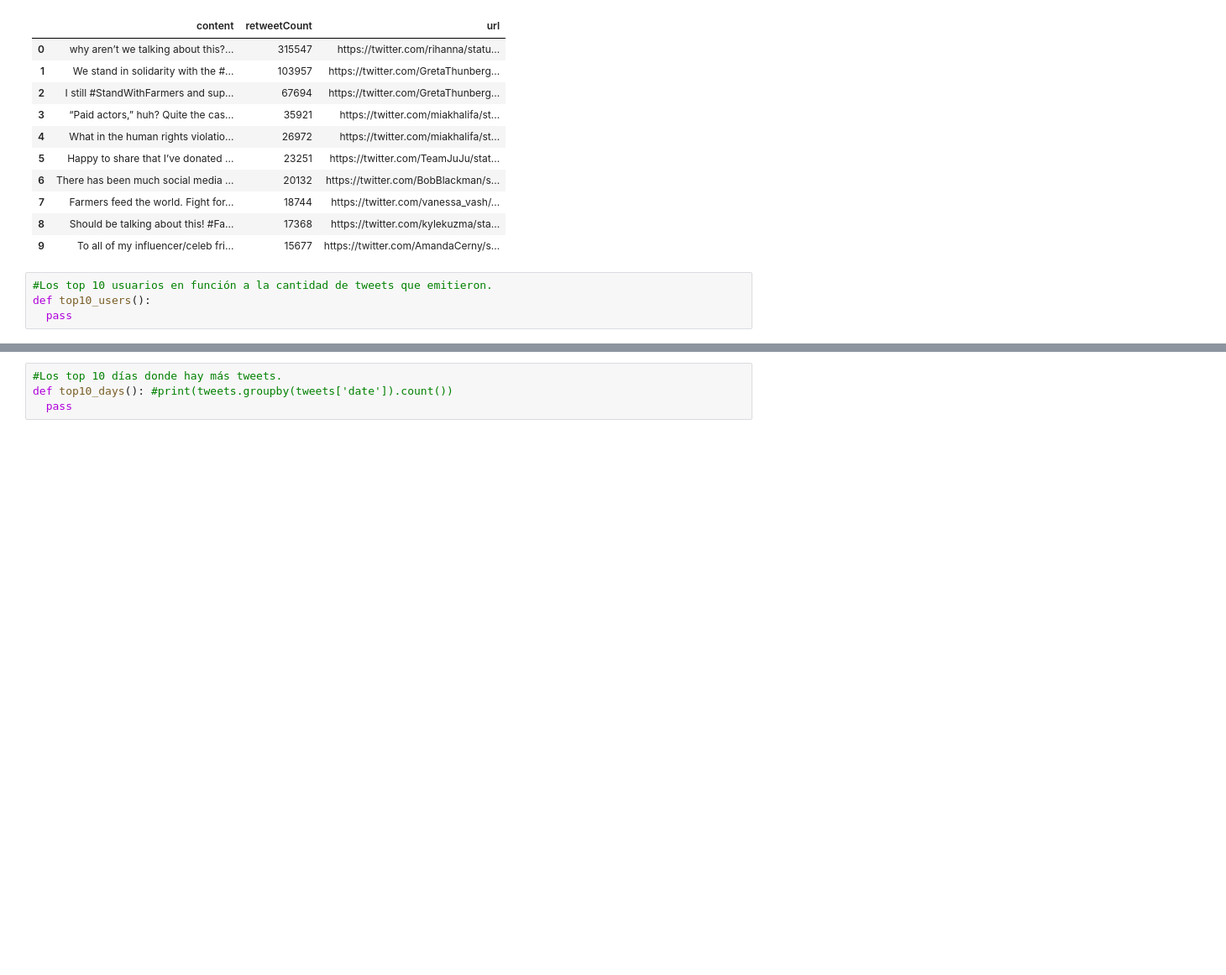
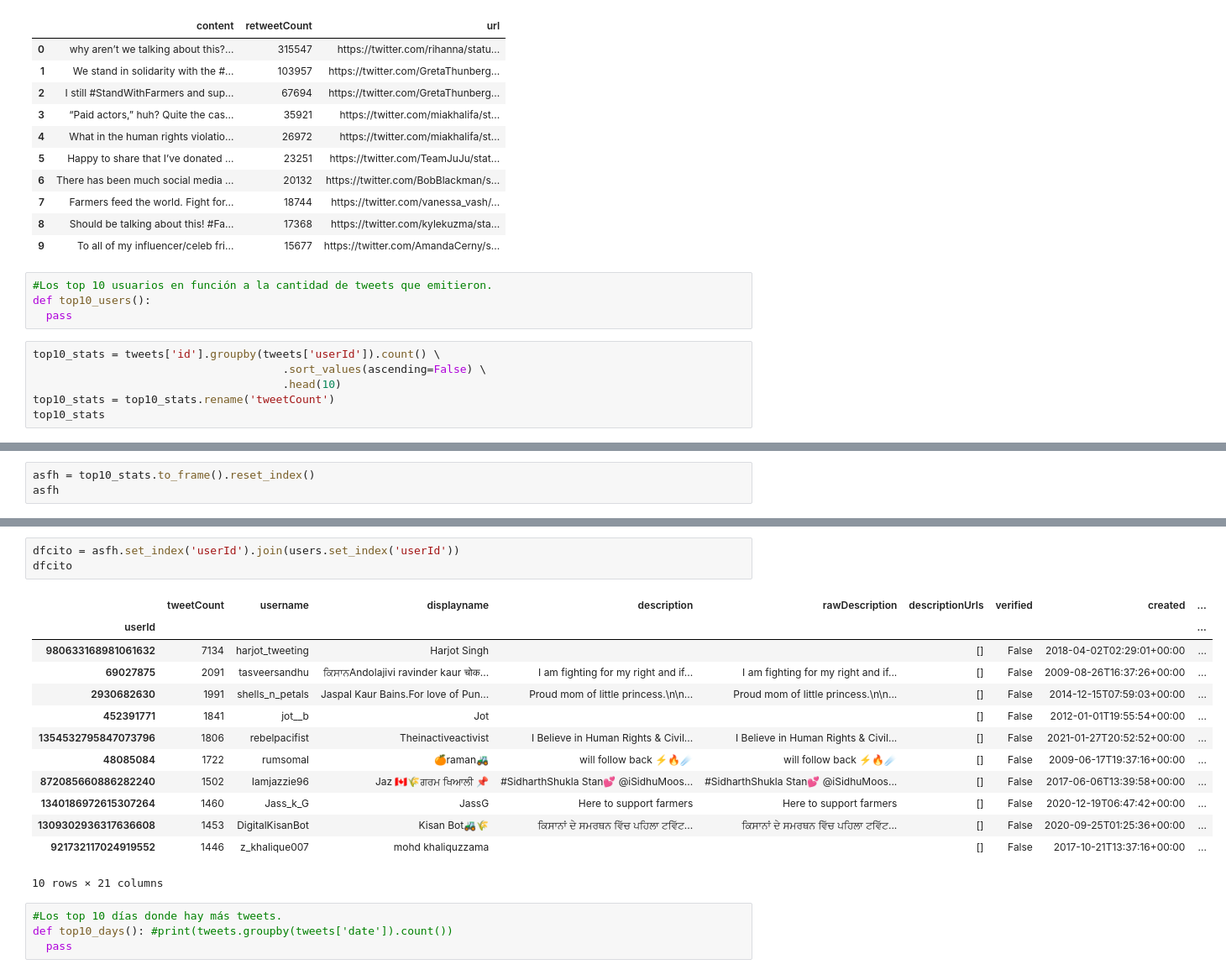
Before and after one commit to DanielaCorral/IIC2154-Diagnostico-Corral, a Jupyter notebook: diagnostico_IIC2154.ipynb, the cells around one changed output, grey strips where cells are left out. Shown: that part at 84% size. Drawn from its saved outputs; the diff is of its cells as text; blank space fills up the shorter version.

Commit message:
feat: top10 users idea working

```diff
--- a/diagnostico_IIC2154.ipynb
+++ b/diagnostico_IIC2154.ipynb
@@ -169,3 +179,9 @@ top10_retweeted()
 #Los top 10 usuarios en función a la cantidad de tweets que emitieron.
 def top10_users():
   pass
+# %%
+top10_stats = tweets['id'].groupby(tweets['userId']).count() \
+                                      .sort_values(ascending=False) \
+                                      .head(10)
+top10_stats = top10_stats.rename('tweetCount')
+top10_stats
@@ -171,0 +201,3 @@ def top10_users():
+# %%
+asfh = top10_stats.to_frame().reset_index()
+asfh
@@ -172,3 +216,20 @@ def top10_users():
+# %%
+dfcito = asfh.set_index('userId').join(users.set_index('userId'))
+dfcito
+# %% [output]
+|  | tweetCount | username | displayname | description | rawDescription | descriptionUrls | verified | created | ... |
+| userId |  |  |  |  |  |  |  |  | ... |
+| 980633168981061632 | 7134 | harjot_tweeting | Harjot Singh |  |  | [] | False | 2018-04-02T02:29:01+00:00 | ... |
+| 69027875 | 2091 | tasveersandhu | ਕਿਸਾਨAndolajivi ravinder kaur चोक... | I am fighting for my right and if... | I am fighting for my right and if... | [] | False | 2009-08-26T16:37:26+00:00 | ... |
+| 2930682630 | 1991 | shells_n_petals | Jaspal Kaur Bains.For love of Pun... | Proud mom of little princess.\n\n... | Proud mom of little princess.\n\n... | [] | False | 2014-12-15T07:59:03+00:00 | ... |
+| 452391771 | 1841 | jot__b | Jot |  |  | [] | False | 2012-01-01T19:55:54+00:00 | ... |
+| 1354532795847073796 | 1806 | rebelpacifist | Theinactiveactivist | I Believe in Human Rights & Civil... | I Believe in Human Rights & Civil... | [] | False | 2021-01-27T20:52:52+00:00 | ... |
+| 48085084 | 1722 | rumsomal | 🍊raman🚜 | will follow back ⚡🔥☄ | will follow back ⚡🔥☄ | [] | False | 2009-06-17T19:37:16+00:00 | ... |
+| 872085660886282240 | 1502 | Iamjazzie96 | Jaz 🇨🇦🌾ਗਰਮ ਖਿਆਲੀ 📌 | #SidharthShukla Stan💕 @iSidhuMoos... | #SidharthShukla Stan💕 @iSidhuMoos... | [] | False | 2017-06-06T13:39:58+00:00 | ... |
+| 1340186972615307264 | 1460 | Jass_k_G | JassG | Here to support farmers | Here to support farmers | [] | False | 2020-12-19T06:47:42+00:00 | ... |
+| 1309302936317636608 | 1453 | DigitalKisanBot | Kisan Bot🚜🌾 | ਕਿਸਾਨਾਂ ਦੇ ਸਮਰਥਨ ਵਿੱਚ ਪਹਿਲਾ ਟਵਿੱਟ... | ਕਿਸਾਨਾਂ ਦੇ ਸਮਰਥਨ ਵਿੱਚ ਪਹਿਲਾ ਟਵਿੱਟ... | [] | False | 2020-09-25T01:25:36+00:00 | ... |
+| 921732117024919552 | 1446 | z_khalique007 | mohd khaliquzzama |  |  | [] | False | 2017-10-21T13:37:16+00:00 | ... |
+10 rows × 21 columns
 # %%
 #Los top 10 días donde hay más tweets.
 def top10_days(): #print(tweets.groupby(tweets['date']).count())
```
Also changed, not shown: parts of 3 cells of this notebook.
